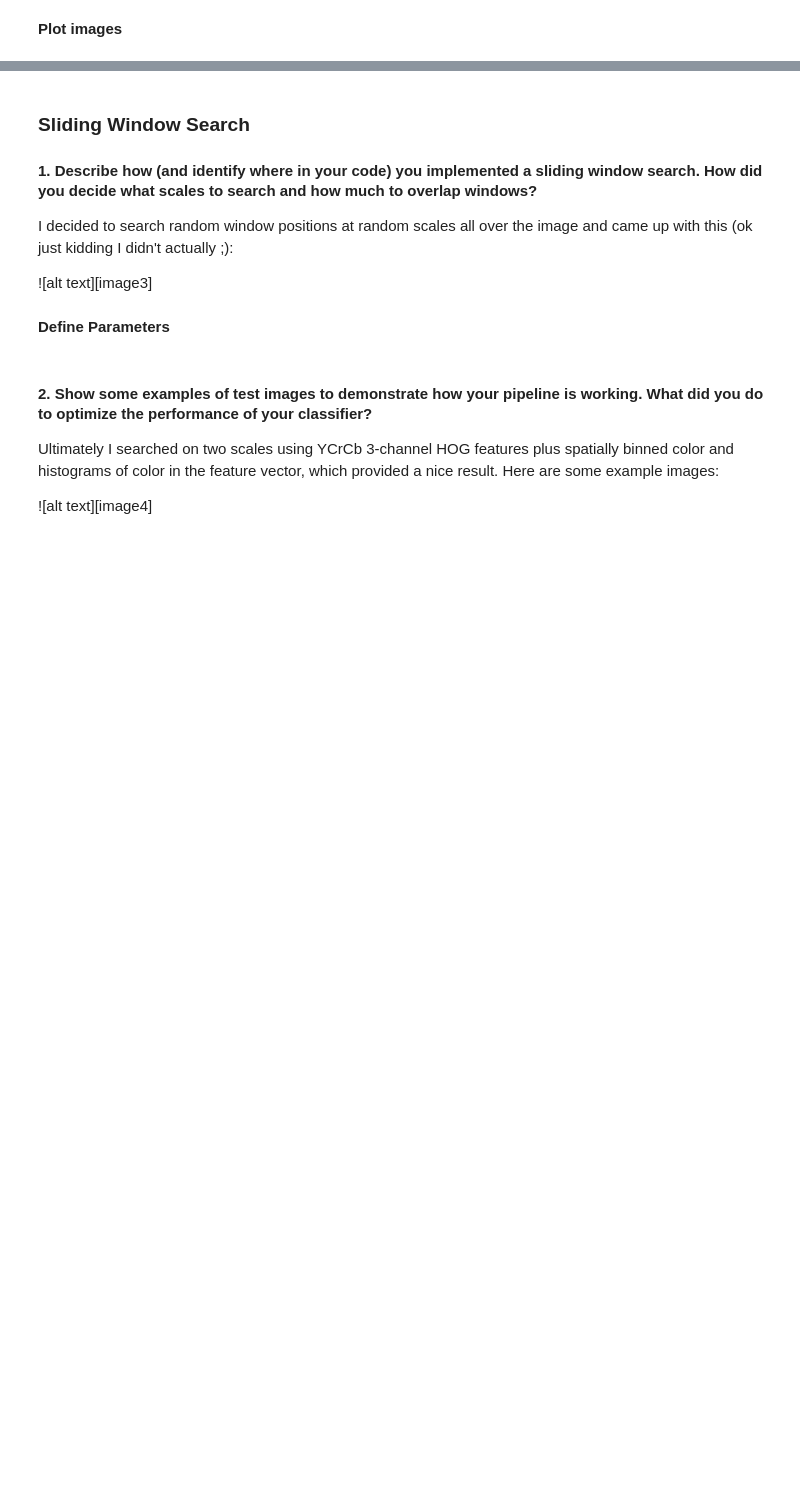
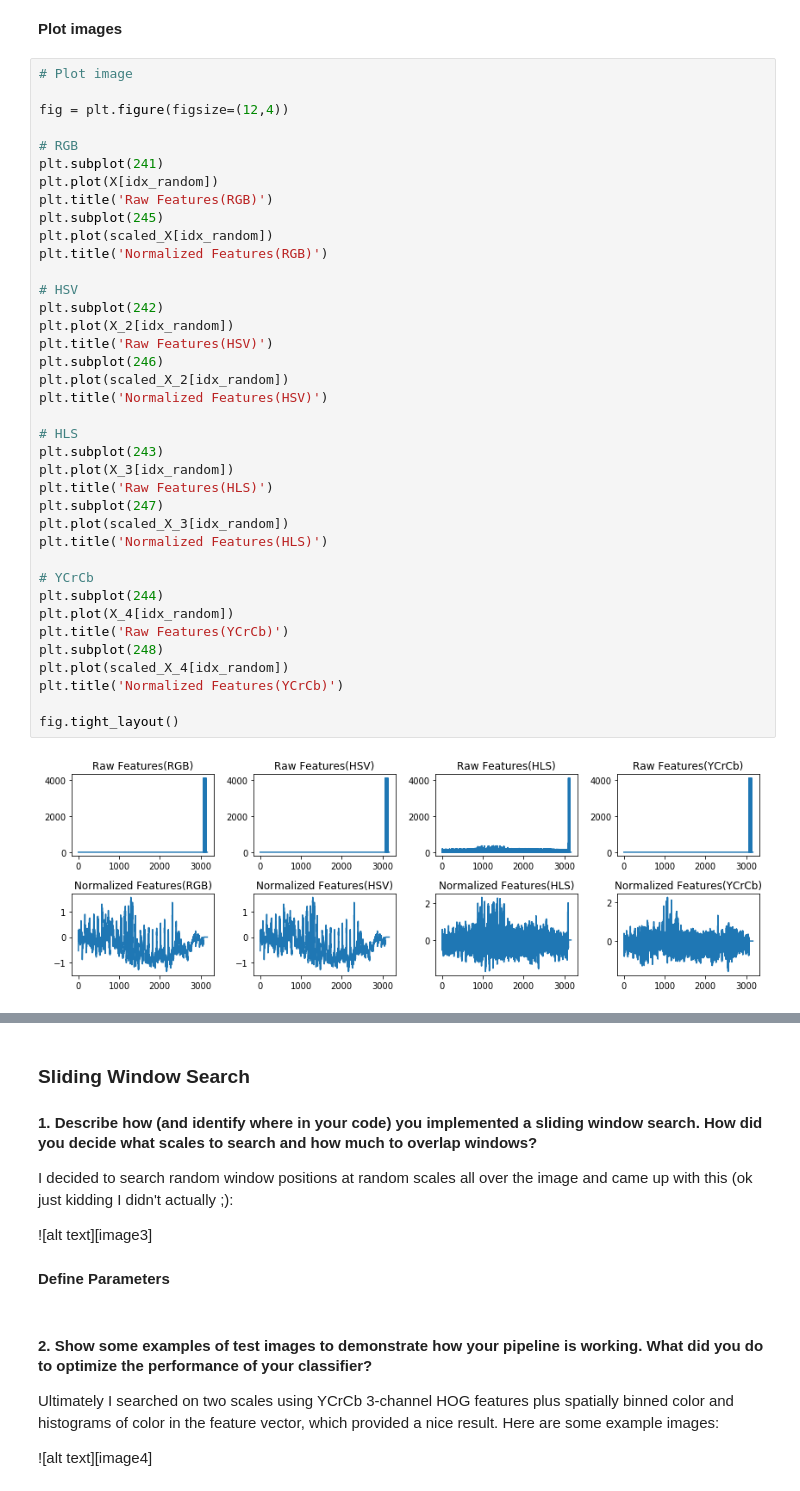
Before and after one commit to guoquheweilai/CarND-Term1-P5-Vehicle-Detection-and-Tracking, a Jupyter notebook: Vehicle_Detection.ipynb, the cells around one changed output, grey strips where cells are left out. Saved outputs shown, nothing was run; the diff lists cells and outputs as text; blank space fills up the shorter version.

```diff
--- a/Vehicle_Detection.ipynb
+++ b/Vehicle_Detection.ipynb
@@ -188,2 +322,42 @@ features_bin_spatial_non_vehicle = extract_features_bin_spatial(non_vehicles, co
 # %% [markdown]
 __Plot images__
+# %%
+# Plot image
+
+fig = plt.figure(figsize=(12,4))
+
+# RGB
+plt.subplot(241)
+plt.plot(X[idx_random])
+plt.title('Raw Features(RGB)')
+plt.subplot(245)
+plt.plot(scaled_X[idx_random])
+plt.title('Normalized Features(RGB)')
+
+# HSV
+plt.subplot(242)
+plt.plot(X_2[idx_random])
+plt.title('Raw Features(HSV)')
+plt.subplot(246)
+plt.plot(scaled_X_2[idx_random])
+plt.title('Normalized Features(HSV)')
+
+# HLS
+plt.subplot(243)
+plt.plot(X_3[idx_random])
+plt.title('Raw Features(HLS)')
+plt.subplot(247)
+plt.plot(scaled_X_3[idx_random])
+plt.title('Normalized Features(HLS)')
+
+# YCrCb
+plt.subplot(244)
+plt.plot(X_4[idx_random])
+plt.title('Raw Features(YCrCb)')
+plt.subplot(248)
+plt.plot(scaled_X_4[idx_random])
+plt.title('Normalized Features(YCrCb)')
+
+fig.tight_layout()
+# %% [output]
+[figure, added]
```
Also changed, not shown: parts of 47 cells of this notebook, 1 other file.
